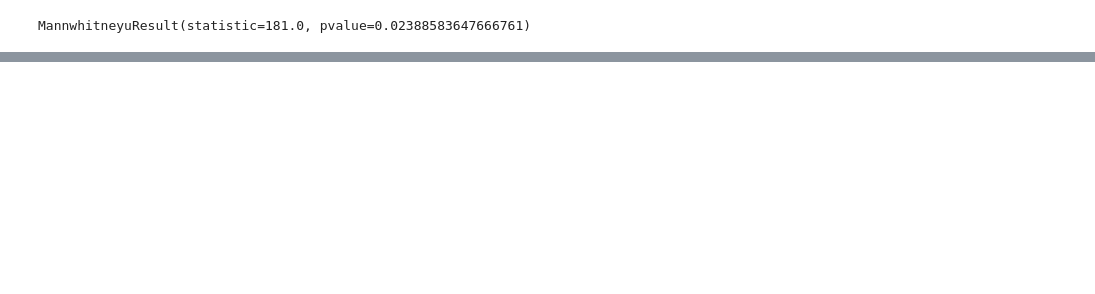
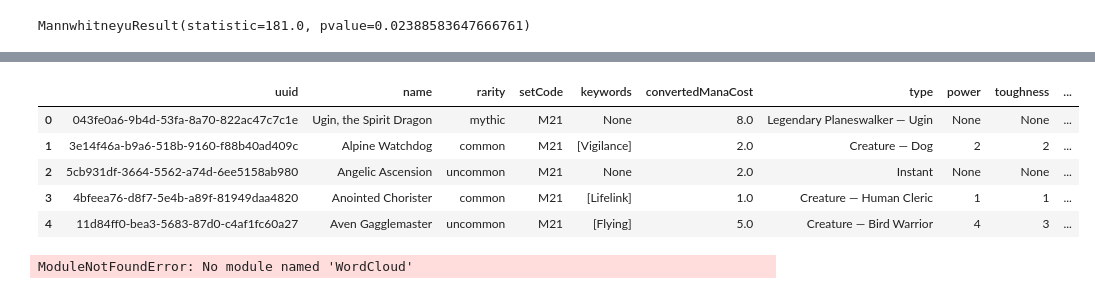
Before and after one commit to qitoahc/PayToWin_or_PayToPlay, a Jupyter notebook: notebooks/Deck price comparison.ipynb, the cells around one changed output, grey strips where cells are left out. Cells and saved outputs as stored; diff of their text form; code cells hidden in the pictures; blank space fills up the shorter version.

```diff
--- a/notebooks/Deck price comparison.ipynb
+++ b/notebooks/Deck price comparison.ipynb
@@ -328,0 +407,14 @@ MannwhitneyuResult(statistic=181.0, pvalue=0.04569007399642687)
+# %%
+card_df.head()
+# %% [output]
+|  | uuid | name | rarity | setCode | keywords | convertedManaCost | type | power | toughness | ... |
+| 0 | 043fe0a6-9b4d-53fa-8a70-822ac47c7c1e | Ugin, the Spirit Dragon | mythic | M21 | None | 8.0 | Legendary Planeswalker — Ugin | None | None | ... |
+| 1 | 3e14f46a-b9a6-518b-9160-f88b40ad409c | Alpine Watchdog | common | M21 | [Vigilance] | 2.0 | Creature — Dog | 2 | 2 | ... |
+| 2 | 5cb931df-3664-5562-a74d-6ee5158ab980 | Angelic Ascension | uncommon | M21 | None | 2.0 | Instant | None | None | ... |
+| 3 | 4bfeea76-d8f7-5e4b-a89f-81949daa4820 | Anointed Chorister | common | M21 | [Lifelink] | 1.0 | Creature — Human Cleric | 1 | 1 | ... |
+| 4 | 11d84ff0-bea3-5683-87d0-c4af1fc60a27 | Aven Gagglemaster | uncommon | M21 | [Flying] | 5.0 | Creature — Bird Warrior | 4 | 3 | ... |
+# %%
+from WordCloud import WordCloud, STOPWORDS
+raw_wordcloud = WordCloud().generate(card_df['type'])
+# %% [output]
+ModuleNotFoundError: No module named 'WordCloud'
```
Also changed, not shown: parts of 16 cells of this notebook, 9 other files.
